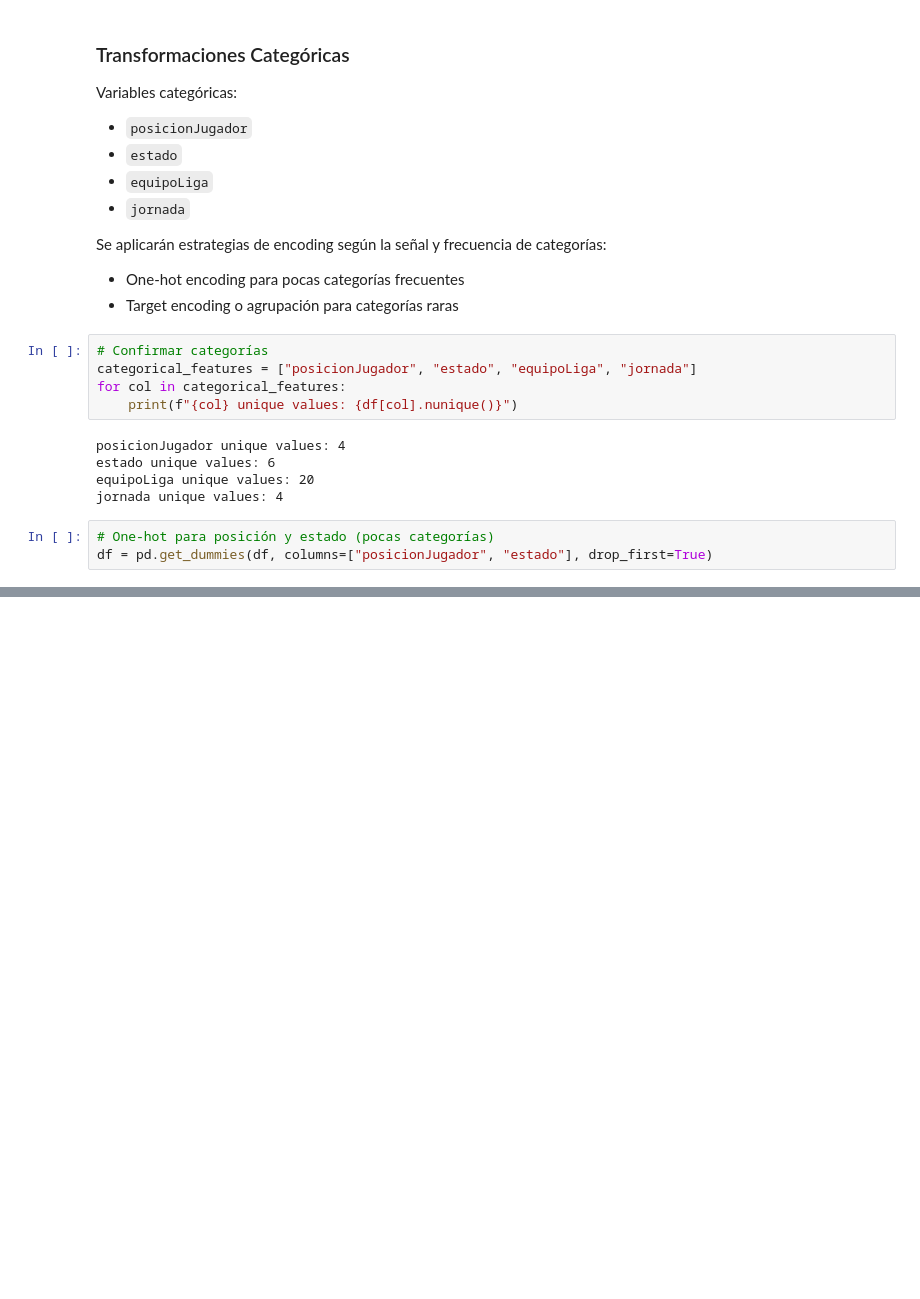
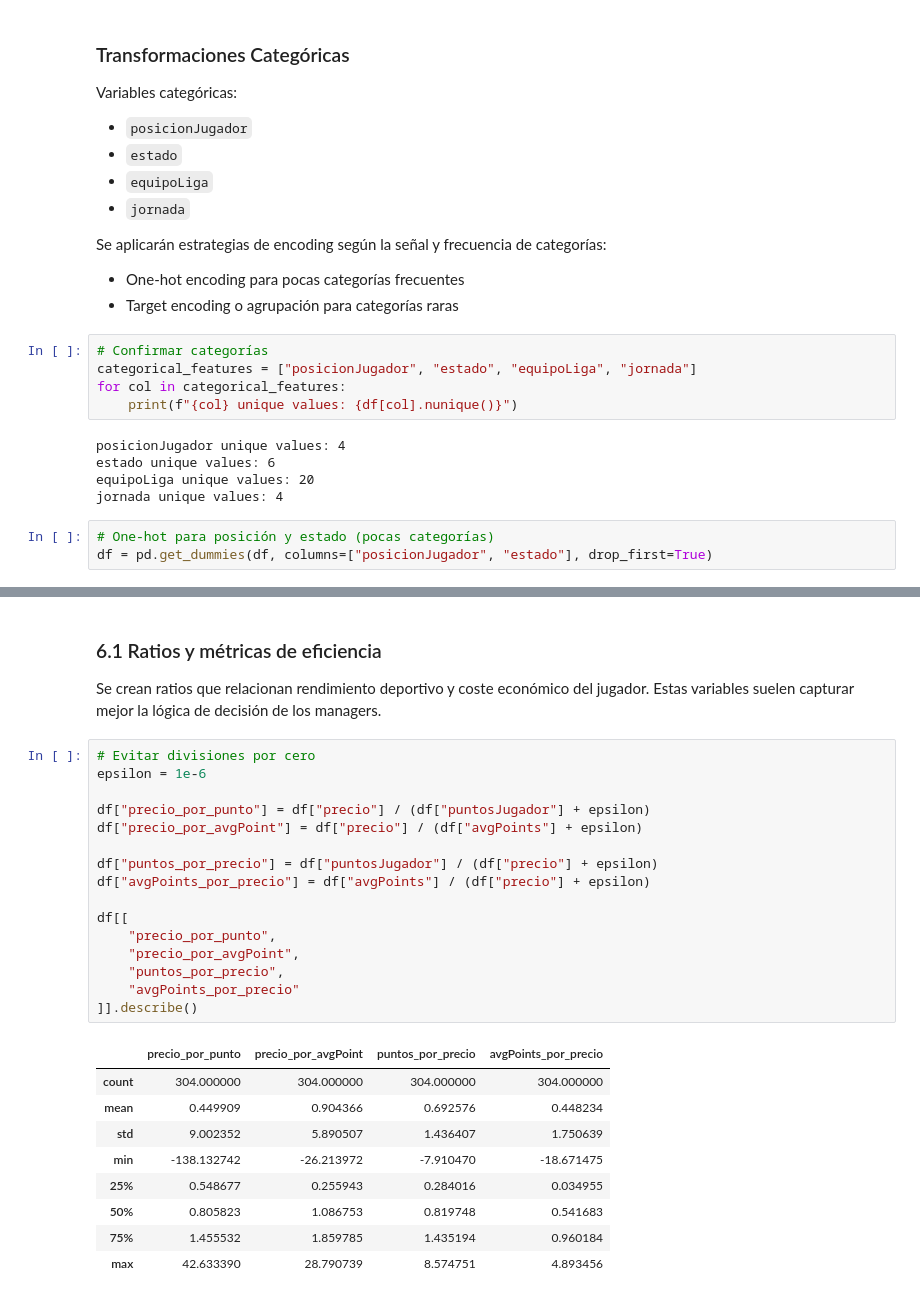
Before and after one commit to javica98/MisterFantasy_analytics, a Jupyter notebook: eda/03_feature_engineering.ipynb, the cells around one changed output, grey strips where cells are left out. Saved outputs shown, nothing was run; the diff lists cells and outputs as text; blank space fills up the shorter version.

```diff
--- a/eda/03_feature_engineering.ipynb
+++ b/eda/03_feature_engineering.ipynb
@@ -136,0 +161,31 @@ df.info()
+# %% [markdown]
+### 6.1 Ratios y métricas de eficiencia
+
+Se crean ratios que relacionan rendimiento deportivo y coste económico del jugador.
+Estas variables suelen capturar mejor la lógica de decisión de los managers.
+# %%
+# Evitar divisiones por cero
+epsilon = 1e-6
+
+df["precio_por_punto"] = df["precio"] / (df["puntosJugador"] + epsilon)
+df["precio_por_avgPoint"] = df["precio"] / (df["avgPoints"] + epsilon)
+
+df["puntos_por_precio"] = df["puntosJugador"] / (df["precio"] + epsilon)
+df["avgPoints_por_precio"] = df["avgPoints"] / (df["precio"] + epsilon)
+
+df[[
+    "precio_por_punto",
+    "precio_por_avgPoint",
+    "puntos_por_precio",
+    "avgPoints_por_precio"
+]].describe()
+# %% [output]
+|  | precio_por_punto | precio_por_avgPoint | puntos_por_precio | avgPoints_por_precio |
+| count | 304.000000 | 304.000000 | 304.000000 | 304.000000 |
+| mean | 0.449909 | 0.904366 | 0.692576 | 0.448234 |
+| std | 9.002352 | 5.890507 | 1.436407 | 1.750639 |
+| min | -138.132742 | -26.213972 | -7.910470 | -18.671475 |
+| 25% | 0.548677 | 0.255943 | 0.284016 | 0.034955 |
+| 50% | 0.805823 | 1.086753 | 0.819748 | 0.541683 |
+| 75% | 1.455532 | 1.859785 | 1.435194 | 0.960184 |
+| max | 42.633390 | 28.790739 | 8.574751 | 4.893456 |
```
Also changed, not shown: parts of 20 cells of this notebook, 12 other files.
